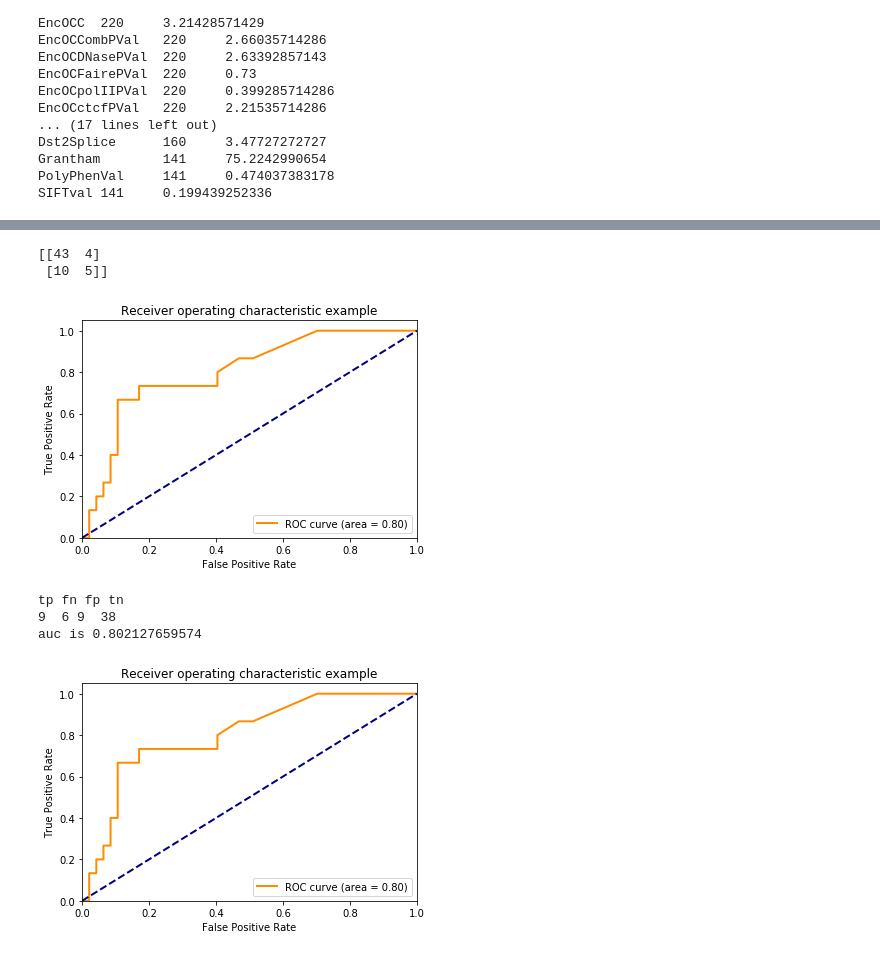
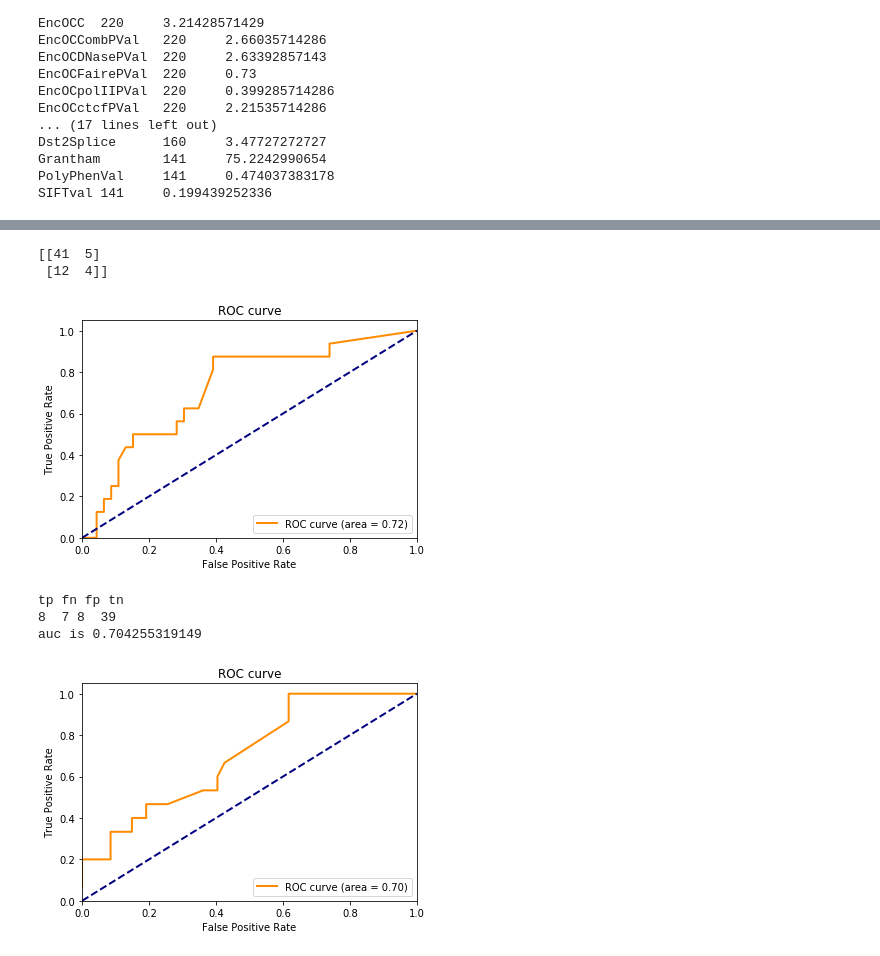
Before and after one commit to shuang1330/mvid, a Jupyter notebook: data_analyse.ipynb, the cells around one changed output, grey strips where cells are left out. Drawn from its saved outputs; the diff is of its cells as text; code cells hidden in the pictures.

```diff
--- a/data_analyse.ipynb
+++ b/data_analyse.ipynb
@@ -128,3 +131,8 @@ values = {'GerpRS':0, 'GerpRSpval':1,'EncExp':0,'EncOCC':5,'EncOCCombPVal':0,
           'EncOCctcfSig':0,'EncOCmycSig':0,'tOverlapMotifs':0,'motifDist':0,
           'TFBS':0,'TFBSPeaksMax':0,'PolyPhenVal':0,'SIFTval':0,'TFBSPeaks':0}
 datatable_pd = datatable_pd.fillna(values)
+# check again the missing values for numerical data after fillna
+for column in datatable_pd.select_dtypes(exclude=[np.object]).columns:
+    null = datatable_pd[column].isnull().values.ravel().sum()
+    if null > 0:
+        print('%s\t%s\t%.2f\t%.2f'%(column, null,datatable_pd[column].mean(),datatable_pd[column].min()))
@@ -131,7 +151,7 @@ datatable_pd = datatable_pd.fillna(values)
 # %%
 # check again the missing values for numerical data after fillna
-for column in datatable_pd.select_dtypes(exclude=[np.object]).columns:
+for column in datatable_pd.select_dtypes(include=[np.object]).columns:
     null = datatable_pd[column].isnull().values.ravel().sum()
     if null > 0:
-        print('%s\t%s\t%.2f\t%.2f'%(column, null,datatable_pd[column].mean(),datatable_pd[column].min()))
+        print('%s\t%s\t%s'%(column, null,datatable_pd[column].unique()))
 # %% [output]
@@ -178,4 +193,4 @@ print(dummy_data_del_all_nan.shape)
 # normalized the numerical values before any processing afterwards
 min_max_scaler = preprocessing.MinMaxScaler()
 dummy_data_scaled = min_max_scaler.fit_transform(dummy_data_del_all_nan)
-dummy_data_scaled = pd.DataFrame(dummy_data_scaled)
+dummy_data_scaled = pd.DataFrame(dummy_data_scaled,columns=dummy_data_del_all_nan.columns)
@@ -229,6 +205,6 @@ dtype: float64
 # %%
 # split train and test datasets
-train, test = train_test_split(dummy_data_del_all_nan,test_size=0.25)
+train, test = train_test_split(dummy_data_scaled,test_size=0.25)
 print(train.shape, test.shape)
 train_x = train[[col for col in train.columns if col not in ['INFO']]]
 train_y = train['INFO']
@@ -261,32 +217,31 @@ Name: INFO, dtype: int8
 # %%
 # randomforest
 from sklearn.ensemble import RandomForestClassifier
-from ggplot import *
 clf = RandomForestClassifier(max_depth=10, random_state=5,class_weight={1:6,0:1})
 clf.fit(train_x, train_y)
 # try deleting all columns with missing values and logistic regression etc methods
 pred = clf.predict(test_x)
 preds = clf.predict_proba(test_x)[:,1]
 fpr, tpr, _ = metrics.roc_curve(test_y, preds)
 score = metrics.auc(fpr,tpr)
 print(confusion_matrix(test_y,pred))
 
 plt.figure()
 lw = 2
 plt.plot(fpr, tpr, color='darkorange',
          lw=lw, label='ROC curve (area = %0.2f)' % score)
 plt.plot([0, 1], [0, 1], color='navy', lw=lw, linestyle='--')
 plt.xlim([0.0, 1.0])
 plt.ylim([0.0, 1.05])
 plt.xlabel('False Positive Rate')
 plt.ylabel('True Positive Rate')
-plt.title('Receiver operating characteristic example')
+plt.title('ROC curve')
 plt.legend(loc="lower right")
 plt.show()
 # %% [output]
-[[43  4]
- [10  5]]
+[[41  5]
+ [12  4]]
-[figure, old version]
+[figure, new version]
 # %%
 # logistic regression models example for the dummies
 logr = LogisticRegression(penalty='l1',C=3,class_weight={1:2,0:1})
@@ -308,14 +263,14 @@ plt.xlim([0.0, 1.0])
 plt.ylim([0.0, 1.05])
 plt.xlabel('False Positive Rate')
 plt.ylabel('True Positive Rate')
-plt.title('Receiver operating characteristic example')
+plt.title('ROC curve')
 plt.legend(loc="lower right")
 plt.show()
 # %% [output]
 tp fn fp tn
-9  6 9  38
-auc is 0.802127659574
+8  7 8  39
+auc is 0.704255319149
-[figure, old version]
+[figure, new version]
 # %%
 print(tpr)
 print(fpr)
```
Also changed, not shown: parts of 34 cells of this notebook, 6 other files.
